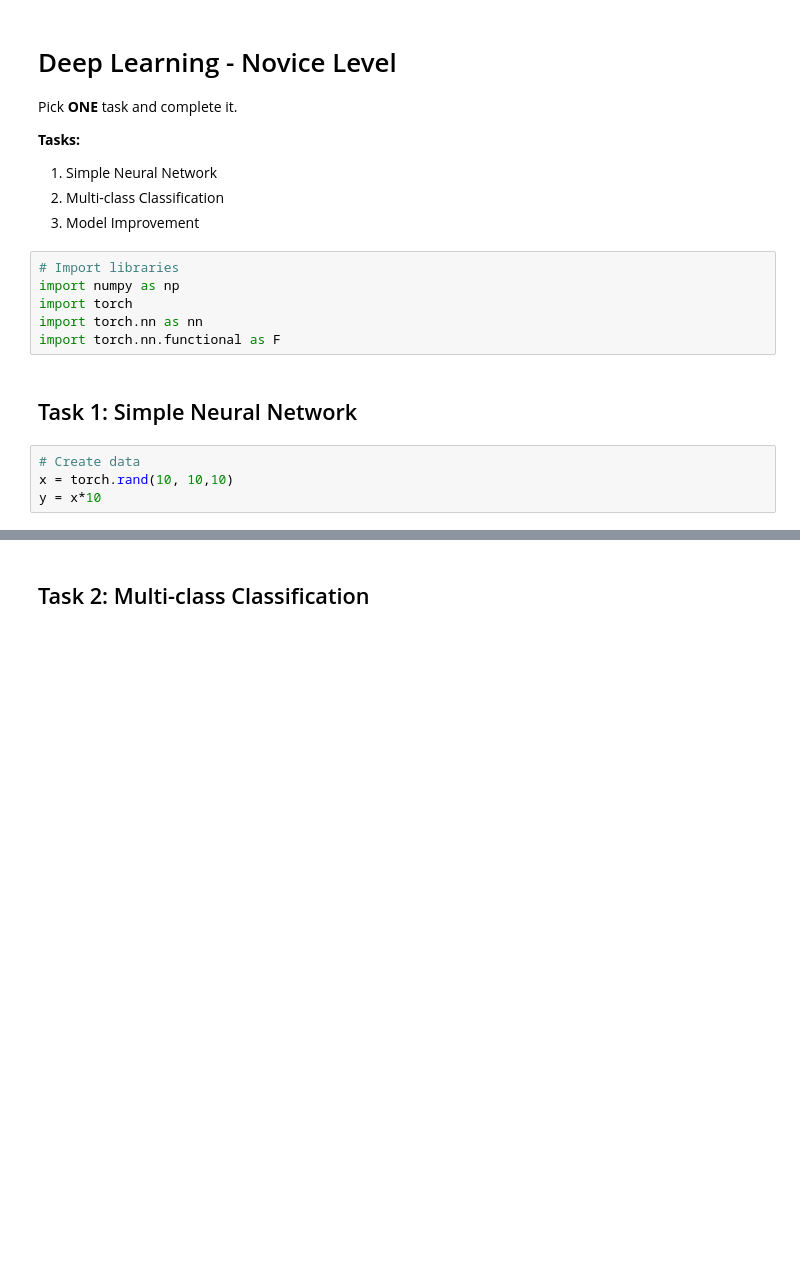
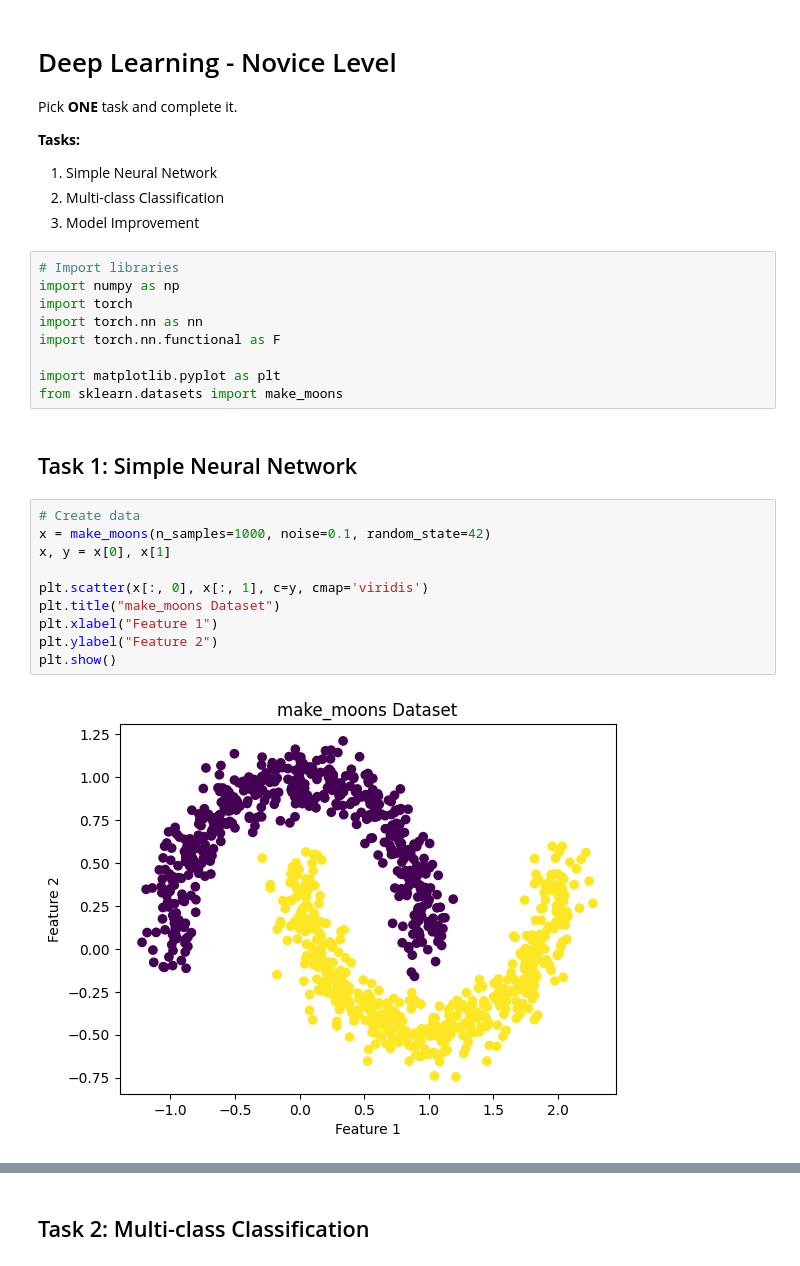
Before and after one commit to DanielUgoAli/Nile-GDSC-Entry-repo, a Jupyter notebook: Novice/Deep Learning/starter.ipynb, the cells around one changed output, grey strips where cells are left out. Drawn from its saved outputs; the diff is of its cells as text; blank space fills up the shorter version.

```diff
--- a/Novice/Deep Learning/starter.ipynb
+++ b/Novice/Deep Learning/starter.ipynb
@@ -13,12 +13,23 @@ import numpy as np
 import torch
 import torch.nn as nn
 import torch.nn.functional as F
+
+import matplotlib.pyplot as plt
+from sklearn.datasets import make_moons
 # %% [markdown]
 ## Task 1: Simple Neural Network
 # %%
 # Create data
-x = torch.rand(10, 10,10)
-y = x*10
+x = make_moons(n_samples=1000, noise=0.1, random_state=42)
+x, y = x[0], x[1]
+
+plt.scatter(x[:, 0], x[:, 1], c=y, cmap='viridis')
+plt.title("make_moons Dataset")
+plt.xlabel("Feature 1")
+plt.ylabel("Feature 2")
+plt.show()
+# %% [output]
+[figure, added]
 # %%
 # Build network
 class Net(nn.Module):
```
Also changed, not shown: parts of 4 cells of this notebook.
